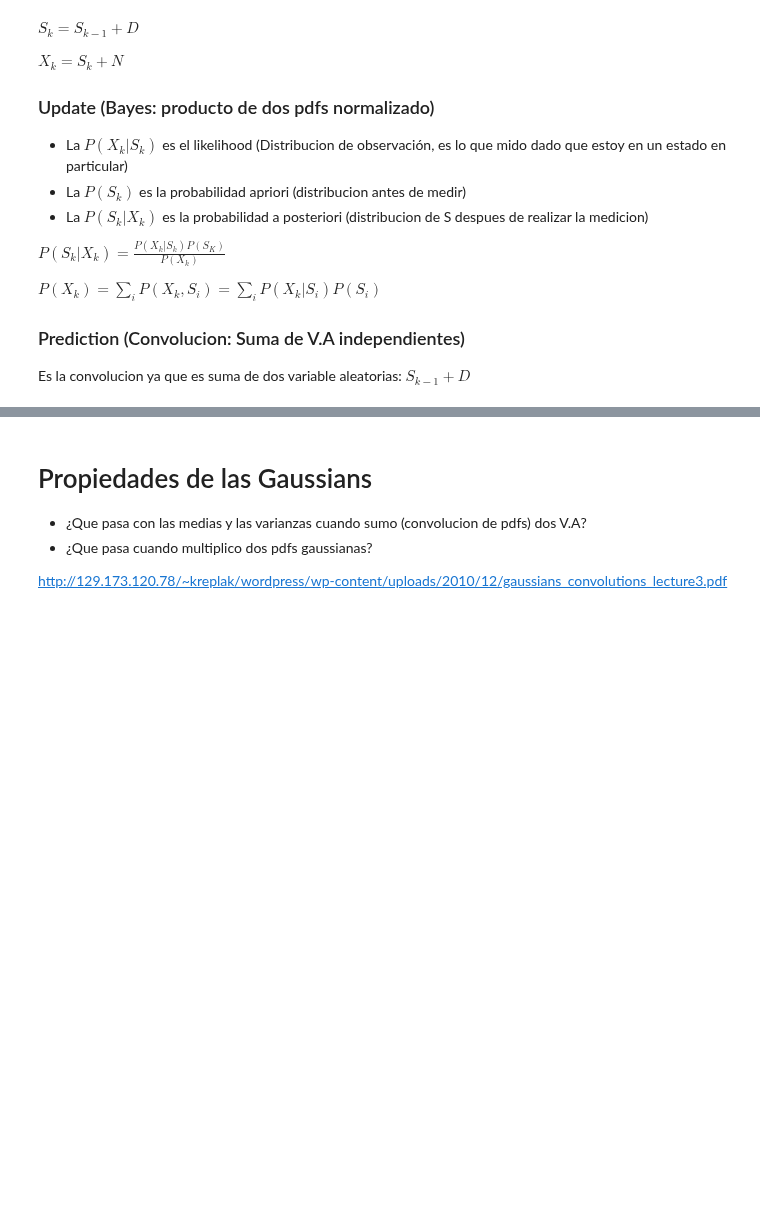
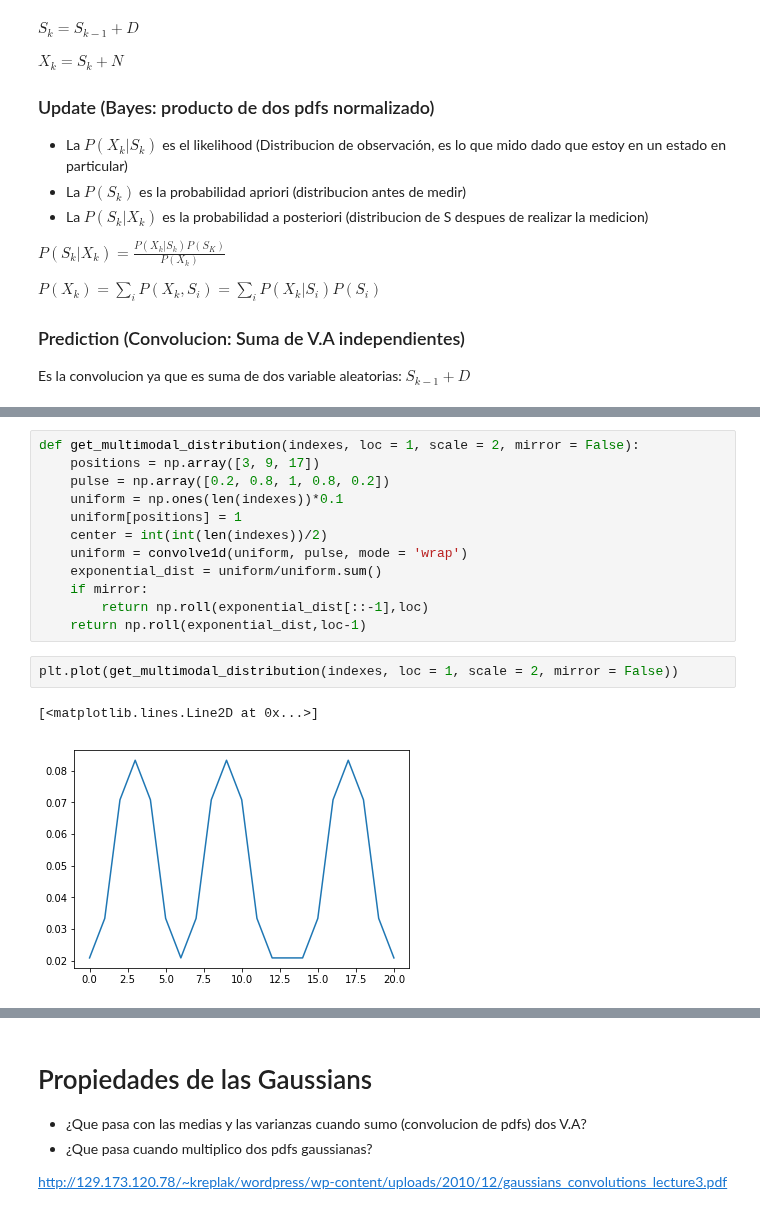
Before and after one commit to jganzabal/Kalman-as-Recursive-Bayesian-Estimation, a Jupyter notebook: Kalman filters.ipynb, the cells around one changed output, grey strips where cells are left out. Drawn from its saved outputs; the diff is of its cells as text; blank space fills up the shorter version.

```diff
--- a/Kalman filters.ipynb
+++ b/Kalman filters.ipynb
@@ -289,0 +322,17 @@ iterate_filter(mirror = False)
+# %%
+def get_multimodal_distribution(indexes, loc = 1, scale = 2, mirror = False):
+    positions = np.array([3, 9, 17])
+    pulse = np.array([0.2, 0.8, 1, 0.8, 0.2])
+    uniform = np.ones(len(indexes))*0.1
+    uniform[positions] = 1
+    center = int(int(len(indexes))/2)
+    uniform = convolve1d(uniform, pulse, mode = 'wrap')
+    exponential_dist = uniform/uniform.sum()
+    if mirror:
+        return np.roll(exponential_dist[::-1],loc)
+    return np.roll(exponential_dist,loc-1)
+# %%
+plt.plot(get_multimodal_distribution(indexes, loc = 1, scale = 2, mirror = False))
+# %% [output]
+[<matplotlib.lines.Line2D at 0x...>]
+[figure, added]
```
Also changed, not shown: parts of 15 cells of this notebook, 10 other files.
